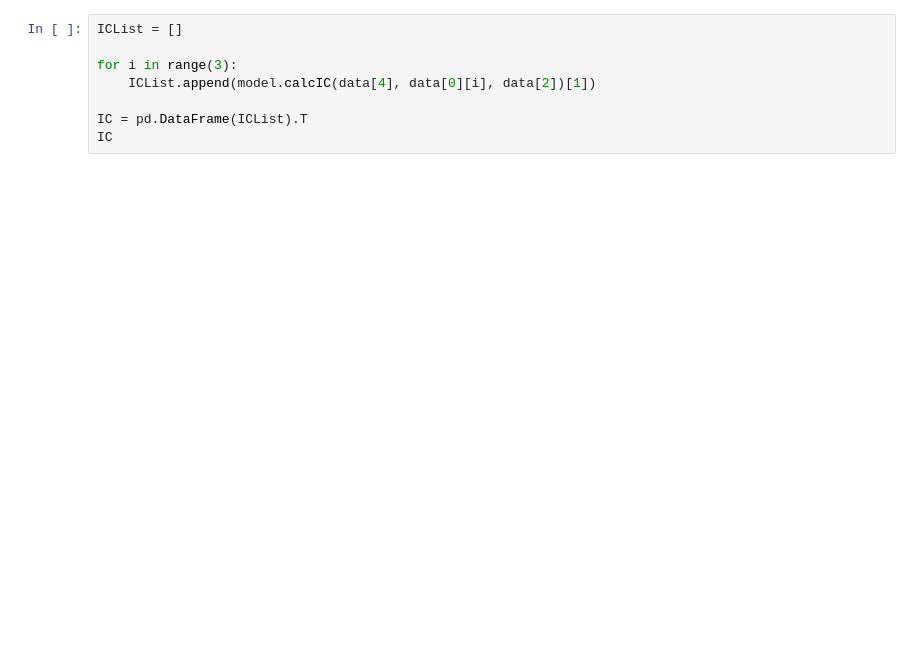
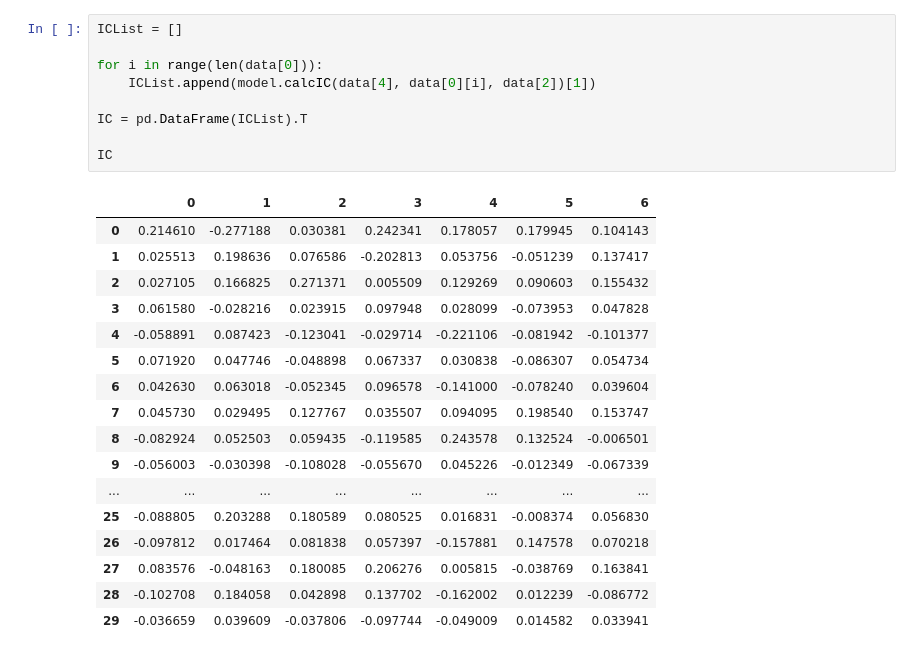
Before and after one commit to zzhang2293/multi_factor, a Jupyter notebook: app/factor/testbench.ipynb, the cells around one changed output. Saved outputs shown, nothing was run; the diff lists cells and outputs as text; blank space fills up the shorter version.

```diff
--- a/app/factor/testbench.ipynb
+++ b/app/factor/testbench.ipynb
@@ -10,8 +10,27 @@ OperationFailure: $and/$or/$nor must be a nonempty array, full error: {'ok': 0.0
 # %%
 ICList = []
 
-for i in range(3):
+for i in range(len(data[0])):
     ICList.append(model.calcIC(data[4], data[0][i], data[2])[1])
 
 IC = pd.DataFrame(ICList).T
+
 IC
+# %% [output]
+|  | 0 | 1 | 2 | 3 | 4 | 5 | 6 |
+| 0 | 0.214610 | -0.277188 | 0.030381 | 0.242341 | 0.178057 | 0.179945 | 0.104143 |
+| 1 | 0.025513 | 0.198636 | 0.076586 | -0.202813 | 0.053756 | -0.051239 | 0.137417 |
+| 2 | 0.027105 | 0.166825 | 0.271371 | 0.005509 | 0.129269 | 0.090603 | 0.155432 |
+| 3 | 0.061580 | -0.028216 | 0.023915 | 0.097948 | 0.028099 | -0.073953 | 0.047828 |
+| 4 | -0.058891 | 0.087423 | -0.123041 | -0.029714 | -0.221106 | -0.081942 | -0.101377 |
+| 5 | 0.071920 | 0.047746 | -0.048898 | 0.067337 | 0.030838 | -0.086307 | 0.054734 |
+| 6 | 0.042630 | 0.063018 | -0.052345 | 0.096578 | -0.141000 | -0.078240 | 0.039604 |
+| 7 | 0.045730 | 0.029495 | 0.127767 | 0.035507 | 0.094095 | 0.198540 | 0.153747 |
+| 8 | -0.082924 | 0.052503 | 0.059435 | -0.119585 | 0.243578 | 0.132524 | -0.006501 |
+| 9 | -0.056003 | -0.030398 | -0.108028 | -0.055670 | 0.045226 | -0.012349 | -0.067339 |
+| ... | ... | ... | ... | ... | ... | ... | ... |
+| 25 | -0.088805 | 0.203288 | 0.180589 | 0.080525 | 0.016831 | -0.008374 | 0.056830 |
+| 26 | -0.097812 | 0.017464 | 0.081838 | 0.057397 | -0.157881 | 0.147578 | 0.070218 |
+| 27 | 0.083576 | -0.048163 | 0.180085 | 0.206276 | 0.005815 | -0.038769 | 0.163841 |
+| 28 | -0.102708 | 0.184058 | 0.042898 | 0.137702 | -0.162002 | 0.012239 | -0.086772 |
+| 29 | -0.036659 | 0.039609 | -0.037806 | -0.097744 | -0.049009 | 0.014582 | 0.033941 |
```
Also changed, not shown: parts of 4 cells of this notebook, 2 other files.
